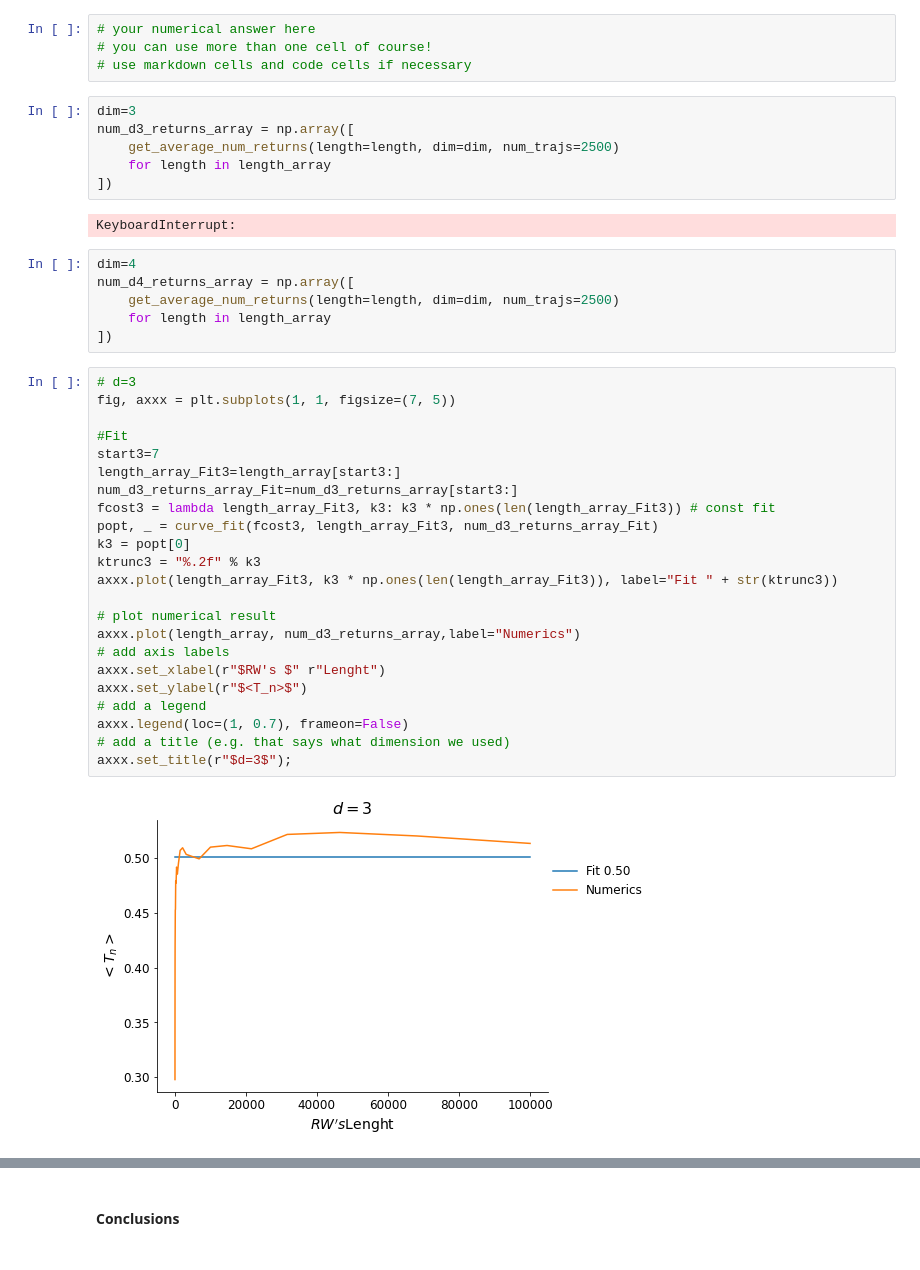
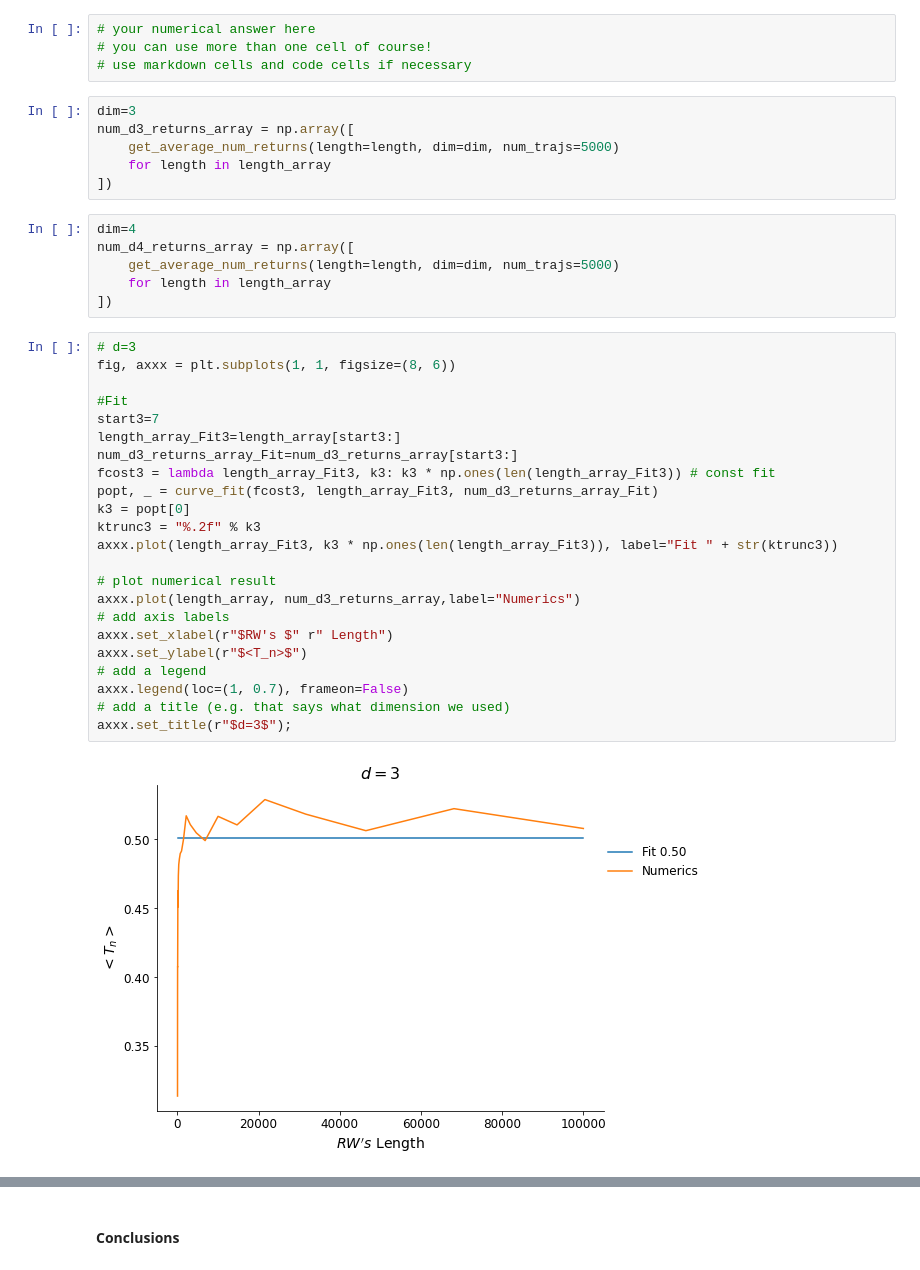
Before and after one commit to Gea97/MeccanicaStatistica2021, a Jupyter notebook: notebooks/3-Random-Walks.ipynb, the cells around one changed output, grey strips where cells are left out. Saved outputs shown, nothing was run; the diff lists cells and outputs as text.

```diff
--- a/notebooks/3-Random-Walks.ipynb
+++ b/notebooks/3-Random-Walks.ipynb
@@ -288,41 +288,39 @@ Show numerically that, for $d=3$ and $d=4$, the expected number of returns to th
 # %%
 dim=3
 num_d3_returns_array = np.array([
-    get_average_num_returns(length=length, dim=dim, num_trajs=2500)
+    get_average_num_returns(length=length, dim=dim, num_trajs=5000)
     for length in length_array
 ])
-# %% [output]
-KeyboardInterrupt:
 # %%
 dim=4
 num_d4_returns_array = np.array([
-    get_average_num_returns(length=length, dim=dim, num_trajs=2500)
+    get_average_num_returns(length=length, dim=dim, num_trajs=5000)
     for length in length_array
 ])
 # %%
 # d=3
-fig, axxx = plt.subplots(1, 1, figsize=(7, 5))
+fig, axxx = plt.subplots(1, 1, figsize=(8, 6))
 
 #Fit
 start3=7
 length_array_Fit3=length_array[start3:]
 num_d3_returns_array_Fit=num_d3_returns_array[start3:]
 fcost3 = lambda length_array_Fit3, k3: k3 * np.ones(len(length_array_Fit3)) # const fit
 popt, _ = curve_fit(fcost3, length_array_Fit3, num_d3_returns_array_Fit)
 k3 = popt[0]
 ktrunc3 = "%.2f" % k3
 axxx.plot(length_array_Fit3, k3 * np.ones(len(length_array_Fit3)), label="Fit " + str(ktrunc3))
 
 # plot numerical result
 axxx.plot(length_array, num_d3_returns_array,label="Numerics")
 # add axis labels
-axxx.set_xlabel(r"$RW's $" r"Lenght")
+axxx.set_xlabel(r"$RW's $" r" Length")
 axxx.set_ylabel(r"$<T_n>$")
 # add a legend
 axxx.legend(loc=(1, 0.7), frameon=False)
 # add a title (e.g. that says what dimension we used)
 axxx.set_title(r"$d=3$");
 # %% [output]
-[figure, old version]
+[figure, new version]
 # %%
 # d=4
```
Also changed, not shown: parts of 18 cells of this notebook.
